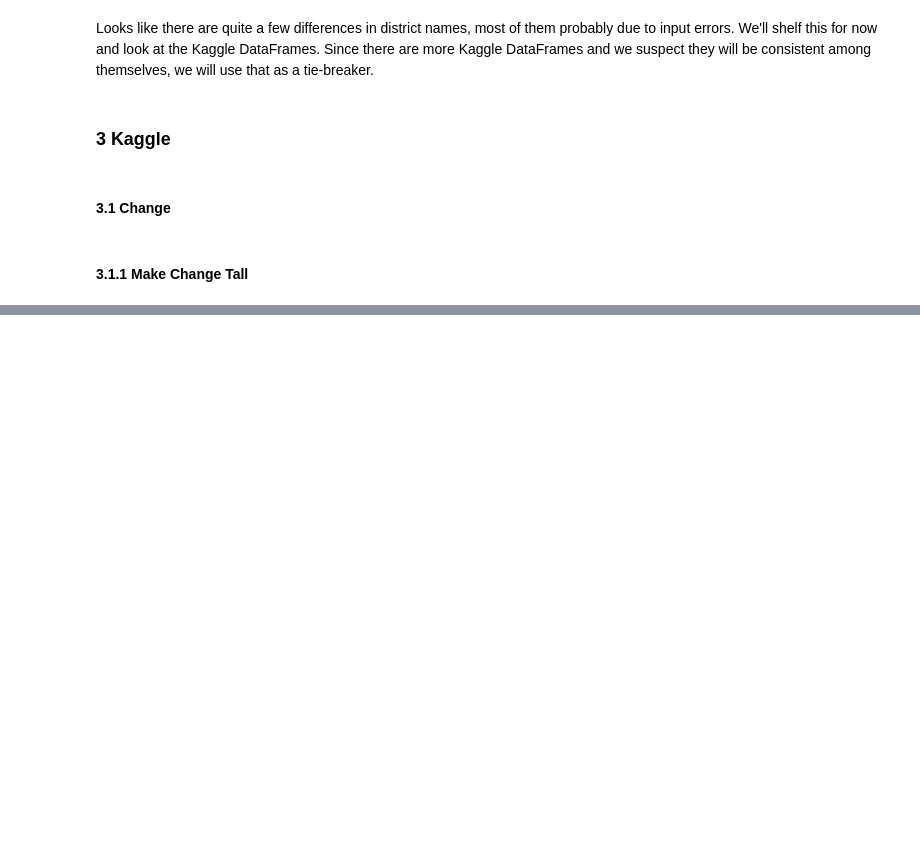
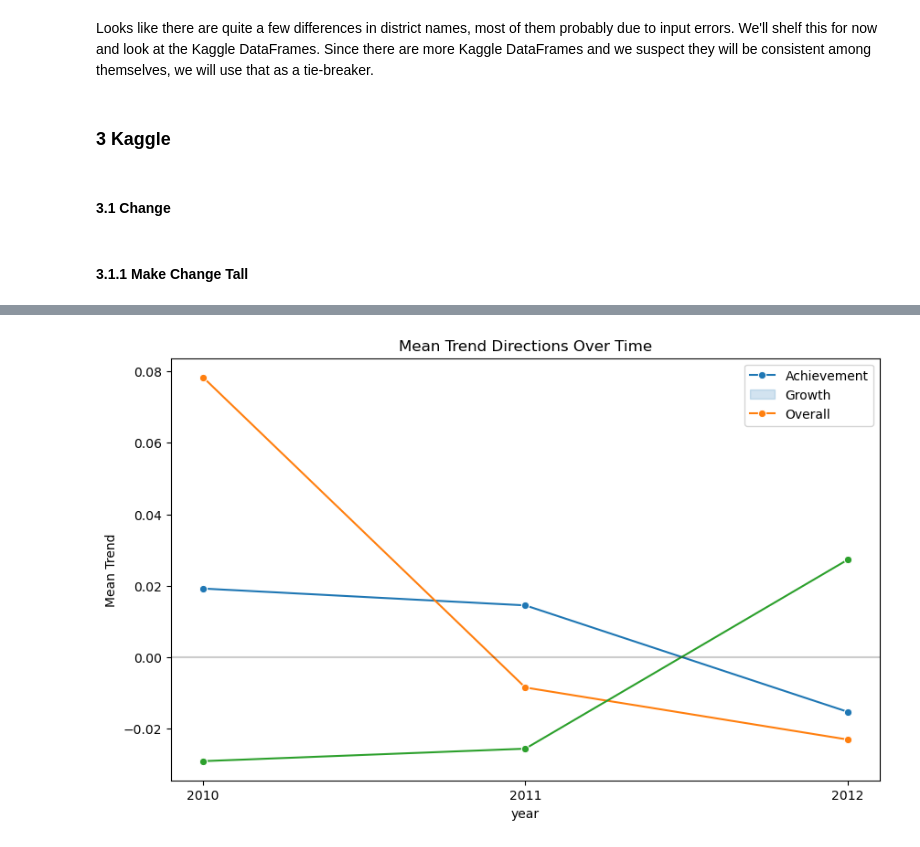
Before and after one commit to clewis53/CaeleyLewis-Capstone2-StoryOfColoradoEducation, a Jupyter notebook: notebooks/0.2-EDA.ipynb, the cells around one changed output, grey strips where cells are left out. Cells and saved outputs as stored; diff of their text form; code cells hidden in the pictures; blank space fills up the shorter version.

```diff
--- a/notebooks/0.2-EDA.ipynb
+++ b/notebooks/0.2-EDA.ipynb
@@ -682 +679,4 @@ dtypes: float64(2), object(6)
 memory usage: 130.2+ KB
+# %%
+change_2011 = pd.read_csv('../data/interim/kaggle/1YR_3YR_change2011.csv')
+change_2011.head()
@@ -682,0 +750,3 @@ memory usage: 130.2+ KB
+# %%
+change_2012 = pd.read_csv('../data/interim/kaggle/1YR_3YR_change2012.csv')
+change_2012.head()
@@ -682,0 +791,3 @@ memory usage: 130.2+ KB
+# %%
+change = make_datasets.make_tall((change_2010, change_2011, change_2012), (2010, 2011, 2012), 'year')
+change.head()
@@ -682,0 +801,11 @@ memory usage: 130.2+ KB
+# %%
+plt.figure(figsize=(10,6), dpi=100)
+sns.lineplot(change[['achievement_dir','growth_dir', 'overall_dir', 'year']].groupby('year').mean(), markers=['o']*3, dashes=False)
+plt.title('Mean Trend Directions Over Time')
+plt.xticks([2010, 2011, 2012])
+plt.ylabel('Mean Trend')
+plt.legend(['Achievement', 'Growth', 'Overall'])
+plt.axhline(0, c='k', alpha=0.2)
+plt.show()
+# %% [output]
+[figure, added]
```
Also changed, not shown: parts of 27 cells of this notebook, 8 other files.
